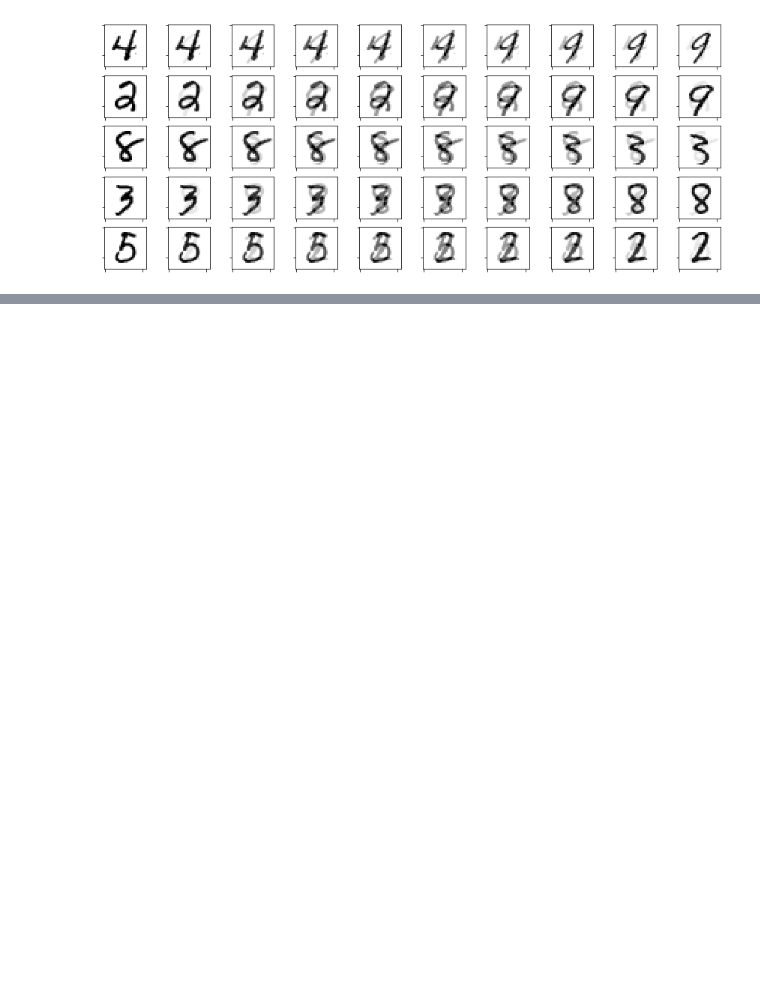
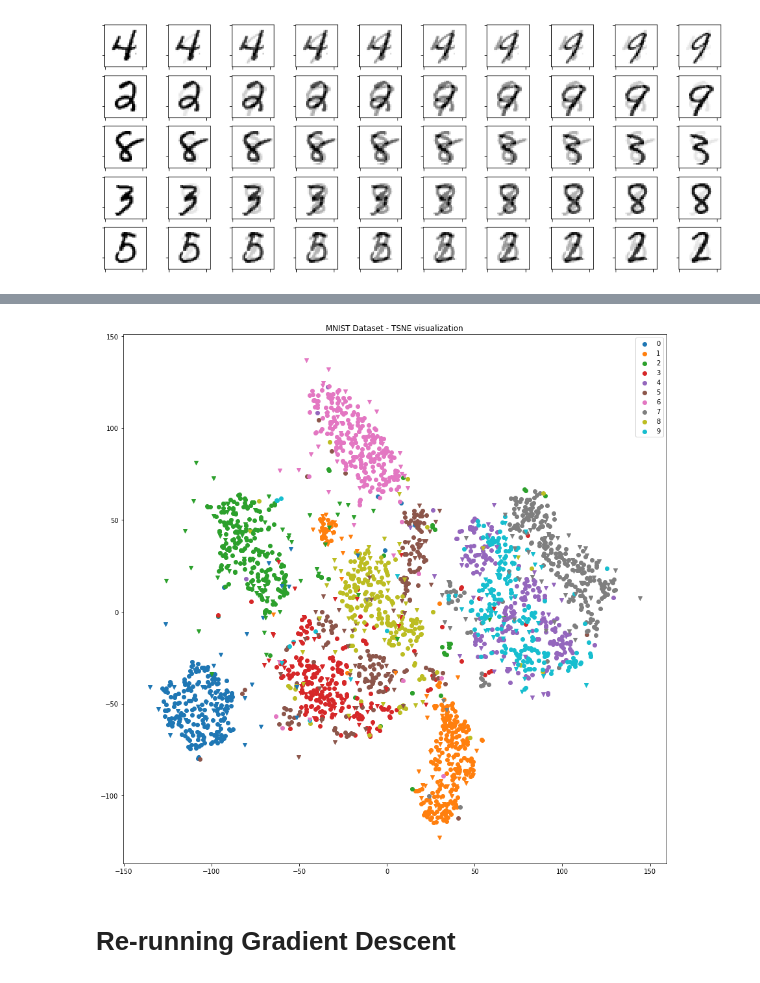
Before and after one commit to andreyboytsov/LION-tSNE, a Jupyter notebook: Tests.ipynb, the cells around one changed output, grey strips where cells are left out. Drawn from its saved outputs; the diff is of its cells as text; code cells hidden in the pictures; blank space fills up the shorter version.

Commit message:
Some approximation tests

```diff
--- a/Tests.ipynb
+++ b/Tests.ipynb
@@ -578,0 +583,8 @@ plt.show()
+# %%
+training_idx = np.random.choice(range(len(Y_mnist)), int(len(Y_mnist)*0.8), replace=False)
+test_idx = [i for i in range(len(Y_mnist)) if i not in training_idx]
+X_train_mnist = X_mnist[training_idx, :]
+X_test_mnist = X_mnist[test_idx, :]
+y_train_mnist = Y_mnist[training_idx, :]
+y_test_mnist = Y_mnist[test_idx,:]
+print(Y_mnist.shape, y_train_mnist.shape, y_test_mnist.shape)
@@ -578,0 +593,14 @@ plt.show()
+# %%
+model = keras.models.Sequential()
+model.add(keras.layers.Dense(200, activation='relu', kernel_initializer='normal', input_dim = X_mnist.shape[1]))
+model.add(keras.layers.Dense(200, activation='relu', kernel_initializer='normal', input_dim = X_mnist.shape[1]))
+#model.add(keras.layers.Dropout(0.25))
+model.add(keras.layers.Dense(Y_mnist.shape[1], kernel_initializer='normal'))
+
+model.compile(loss='mean_squared_error', optimizer='adam')
+
+model.fit(X_train_mnist, y_train_mnist,
+          epochs=500,
+          verbose=1,
+          validation_data=(X_test_mnist, y_test_mnist))
+#score = model.evaluate(x_test, y_test, verbose=0)
@@ -578,0 +633,22 @@ plt.show()
+# %%
+y_fitted_train_mnist = model.predict(X_train_mnist)
+y_fitted_test_mnist = model.predict(X_test_mnist)
+labels_train_mnist = labels_mnist[training_idx]
+labels_test_mnist = labels_mnist[test_idx]
+# %%
+plt.gcf().set_size_inches(15,15)
+legend_list = list()
+legend_plots = list()
+for l in set(sorted(labels_mnist)):
+    p = plt.scatter(y_fitted_train_mnist[labels_train_mnist == l, 0], y_fitted_train_mnist[labels_train_mnist == l, 1])
+    legend_plots.append(p)
+    legend_list.append(str(l))
+for l in set(sorted(labels_mnist)):
+    plt.scatter(y_fitted_test_mnist[labels_test_mnist == l, 0], y_fitted_test_mnist[labels_test_mnist == l, 1], marker = 'v')
+plt.title("MNIST Dataset - TSNE visualization")
+plt.legend(legend_plots, legend_list)
+plt.show()
+# %% [output]
+[figure, added]
+# %% [markdown]
+# Re-running Gradient Descent
```
Also changed, not shown: parts of 19 cells of this notebook, 6 other files.
